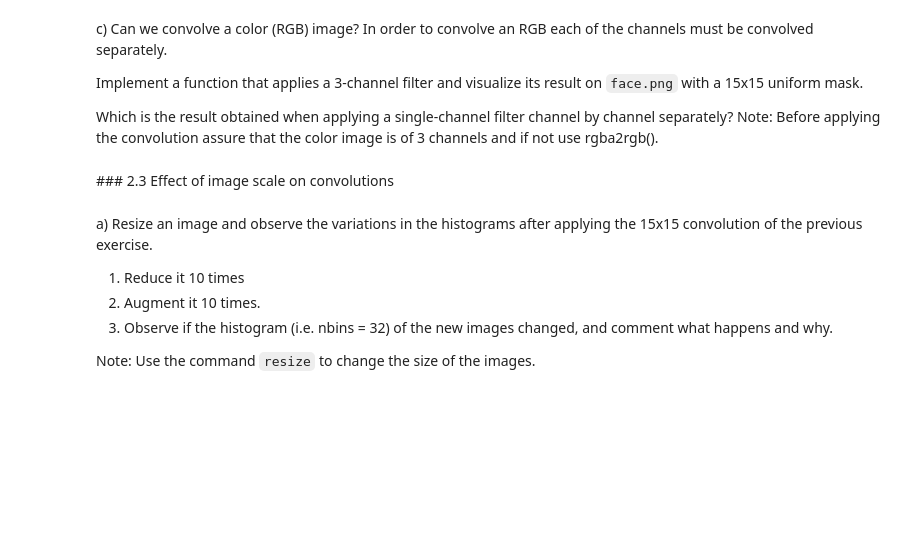
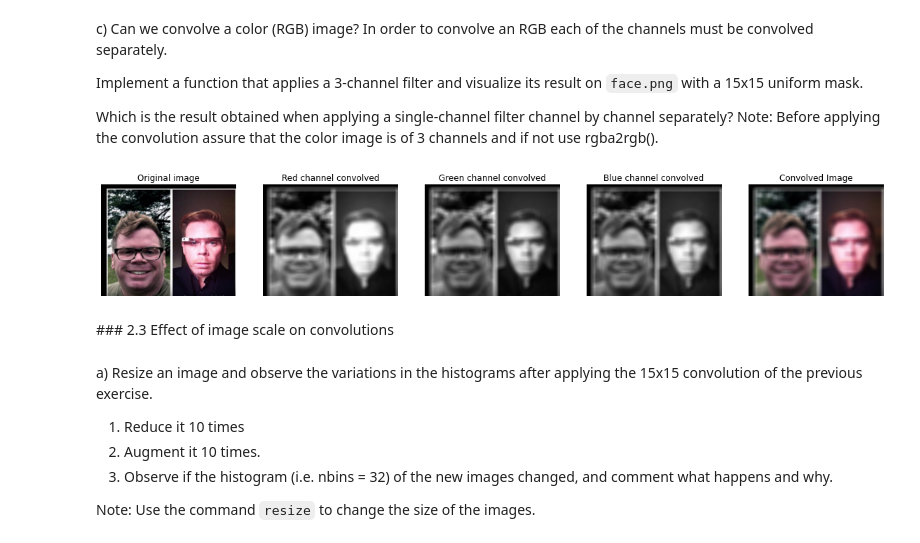
Before and after one commit to laurentiuNedelcu/va-laboratori, a Jupyter notebook: p2/p2/p2_2020-2021.ipynb, the cells around one changed output. Saved outputs shown, nothing was run; the diff lists cells and outputs as text; code cells hidden in the pictures; blank space fills up the shorter version.

```diff
--- a/p2/p2/p2_2020-2021.ipynb
+++ b/p2/p2/p2_2020-2021.ipynb
@@ -310,3 +365,36 @@ Note: Before applying the convolution assure that the color image is of 3 channe
+# %%
+# Load image
+face_img = io.imread("images/face.png")
+
+# Convert to rgb
+face_img = rgba2rgb(face_img)
+
+# Create mask
+mask = np.ones(shape=(15,15))
+mask = mask/np.sum(mask)
+
+# Get each channel
+r_channel = face_img[:,:,0]
+g_channel = face_img[:,:,1]
+b_channel = face_img[:,:,2]
+
+# Convolve
+r_channel_convolved = ndimage.convolve(r_channel, mask)
+g_channel_convolved = ndimage.convolve(g_channel, mask)
+b_channel_convolved = ndimage.convolve(b_channel, mask)
+
+image_convolved = face_img.copy()
+
+image_convolved[:,:,0] = r_channel_convolved
+image_convolved[:,:,1] = g_channel_convolved
+image_convolved[:,:,2] = b_channel_convolved
+
+plot_in_order(images=[face_img, r_channel_convolved, g_channel_convolved, b_channel_convolved, image_convolved],
+              titles=["Original image", "Red channel convolved", "Green channel convolved",
+                      "Blue channel convolved", "Convolved Image"],
+        gray=[True, True, True, True, True], rows=1, cols=5)
+# %% [output]
+[figure, added]
 # %% [markdown]
 ### 2.3 Effect of image scale on convolutions
 # %% [markdown]
```
Also changed, not shown: parts of 19 cells of this notebook, 1 other file.
